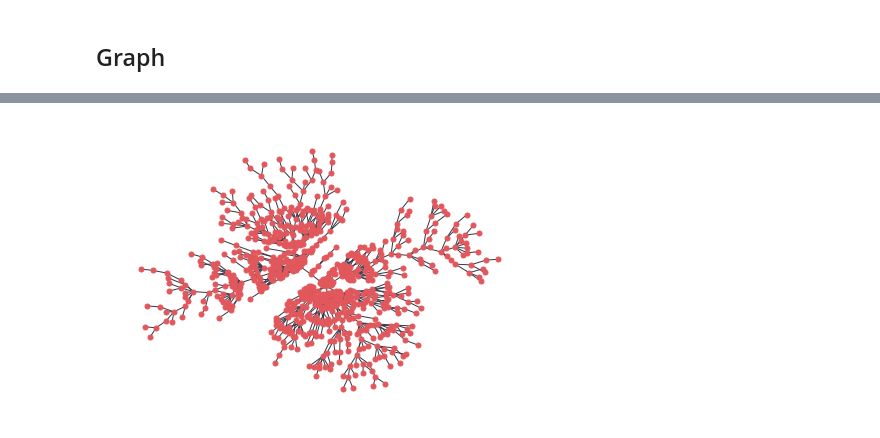
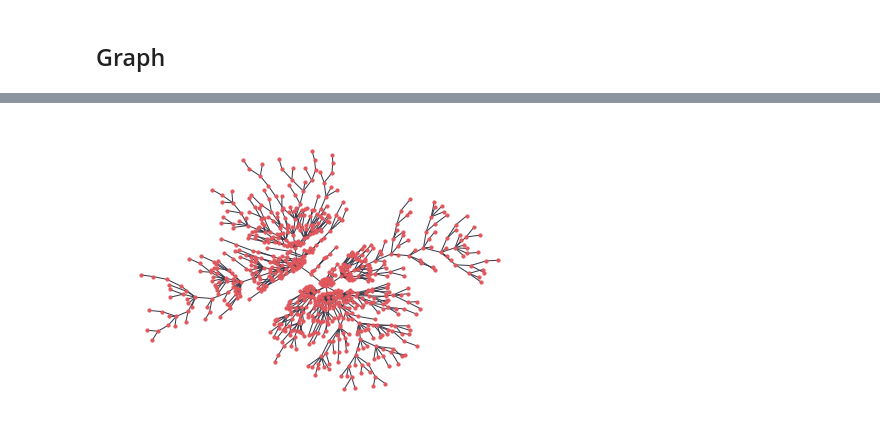
Before and after one commit to Petesyf/NYU_MathFin_Project, a Jupyter notebook: Test.ipynb, the cells around one changed output, grey strips where cells are left out. Saved outputs shown, nothing was run; the diff lists cells and outputs as text; code cells hidden in the pictures.

Commit message:
update generation of MST graphs

```diff
--- a/Test.ipynb
+++ b/Test.ipynb
@@ -19,3 +8,0 @@ from sklearn.linear_model import LinearRegression
-# %%
-corr_mat = pd.read_csv("Data/Corr_Mat/2012-01-03.csv", index_col=0)
-corr_mat
@@ -69,5 +42,3 @@ def MST(G):
             # connect two trees
             parent[y] = x
     return res
-# %%
-G0 = nx.from_pandas_adjacency(corr_mat-np.diag(np.diag(corr_mat)))
@@ -76,4 +45,19 @@ G0_MST = MST(G0)
-# %%
-nx.draw(G0_MST, with_labels=False, node_size=25, node_color="#e1575c", edge_color='#363847',  pos=nx.kamada_kawai_layout(G0_MST))
-# %% [output]
-[figure, removed]
+# %%
+# get correlation matrix file names
+data_folder = "Data/Corr_Mat"
+file_path_list = os.listdir(data_folder)
+# %%
+for file in file_path_list:
+    # get correlation matrix
+    corr_mat = pd.read_csv(data_folder+"/"+file, index_col=0)
+
+    # draw graph based on adjacency matrix, whic is the correlation of residuals
+    # i.e., the distance between two nodes are defined as the absolute value of
+    # their correlations
+    # more close two nodes are, more common risk factors they share
+    G0 = nx.from_pandas_adjacency(np.abs(corr_mat))
+    G0_MST = MST(G0)
+    nx.draw(G0_MST, with_labels=False, node_size=10, node_color="#e1575c", edge_color='#363847',  pos=nx.kamada_kawai_layout(G0_MST))
+    break
+# %% [output]
+[figure, added]
```
Also changed, not shown: parts of 3 cells of this notebook.
